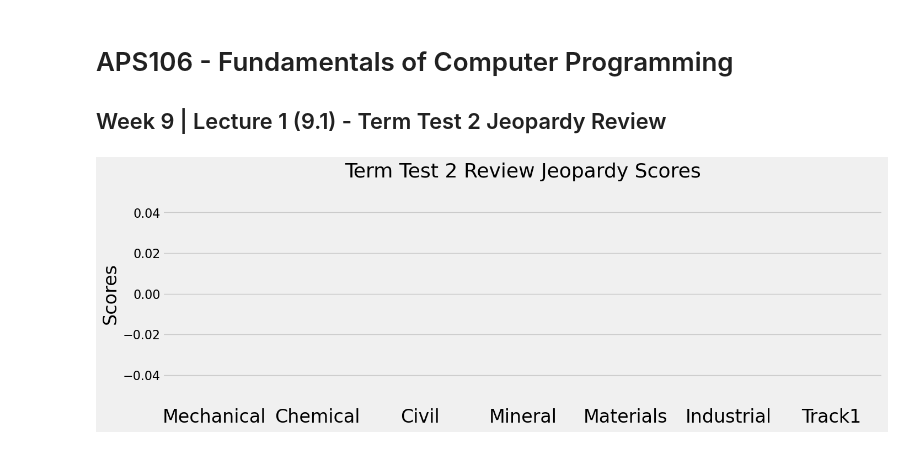
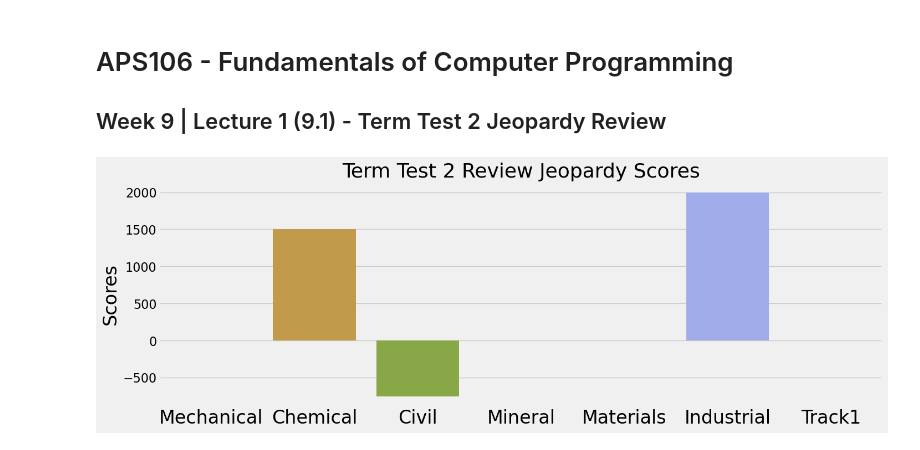
Before and after one commit to APS106/APS106-winter-2026-goodfellow-sutton, a Jupyter notebook: lectures/week9/lecture1/notebooks/jeopardy_scores.ipynb, the cells around one changed output. Drawn from its saved outputs; the diff is of its cells as text; code cells hidden in the pictures.

```diff
--- a/lectures/week9/lecture1/notebooks/jeopardy_scores.ipynb
+++ b/lectures/week9/lecture1/notebooks/jeopardy_scores.ipynb
@@ -6,14 +6,14 @@ import utils
 # %%
 scores = {
     'Mechanical': sum([]),
-    'Chemical': sum([]),
-    'Civil': sum([]),
+    'Chemical': sum([-500,1000,-750,250,-750,-750, 750,1000, 250, 1000]),
+    'Civil': sum([500, -750,1000,-750, 250, -1000, -500, 500]),
     'Mineral': sum([]),
     'Materials': sum([]),
-    'Industrial': sum([]),
+    'Industrial': sum([-1000,-750, 750,-1000, 4000]),
     'Track1': sum([])
 }
 
 utils.plot_scores(scores)
 # %% [output]
-[figure, old version]
+[figure, new version]
```
Also changed, not shown: parts of 1 cell of this notebook.
